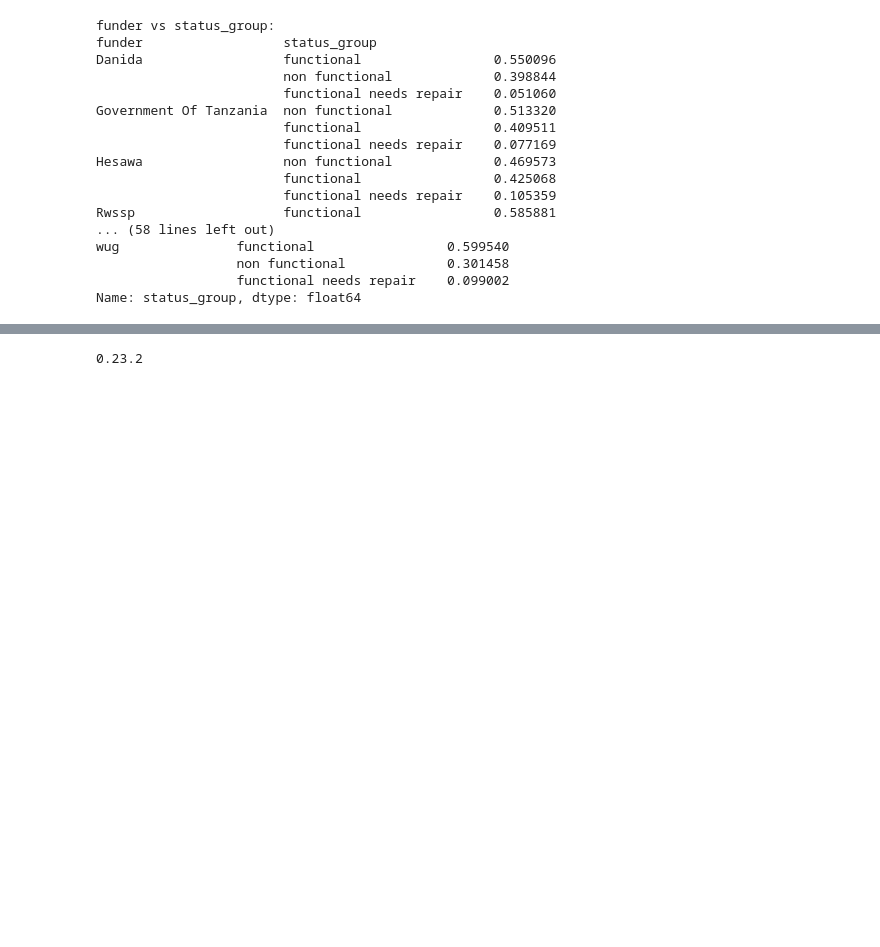
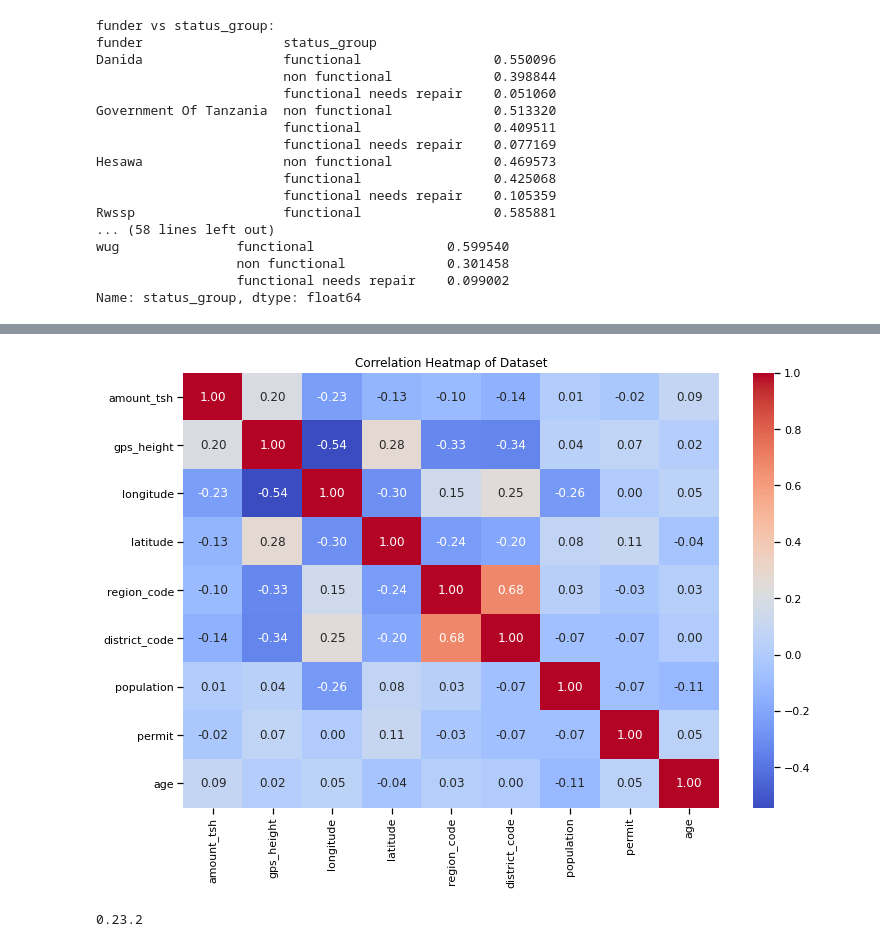
Before and after one commit to pianch/Tanzania_water_pumps_functionality, a Jupyter notebook: index.ipynb, the cells around one changed output, grey strips where cells are left out. Cells and saved outputs as stored; diff of their text form; code cells hidden in the pictures; blank space fills up the shorter version.

```diff
--- a/index.ipynb
+++ b/index.ipynb
@@ -626,3 +716,11 @@ def one_hot_encode_features(X_train, X_val, cat_cols, cont_cols):
+# %%
+# Create a heatmap to check the correlation among features
+plt.figure(figsize=(12, 8))
+sns.heatmap(train_data.corr(), annot=True, cmap='coolwarm', fmt=".2f")
+plt.title('Correlation Heatmap of Dataset')
+plt.show()
+# %% [output]
+[figure, added]
 # %%
 import sklearn
 print(sklearn.__version__)
```
Also changed, not shown: parts of 6 cells of this notebook.
